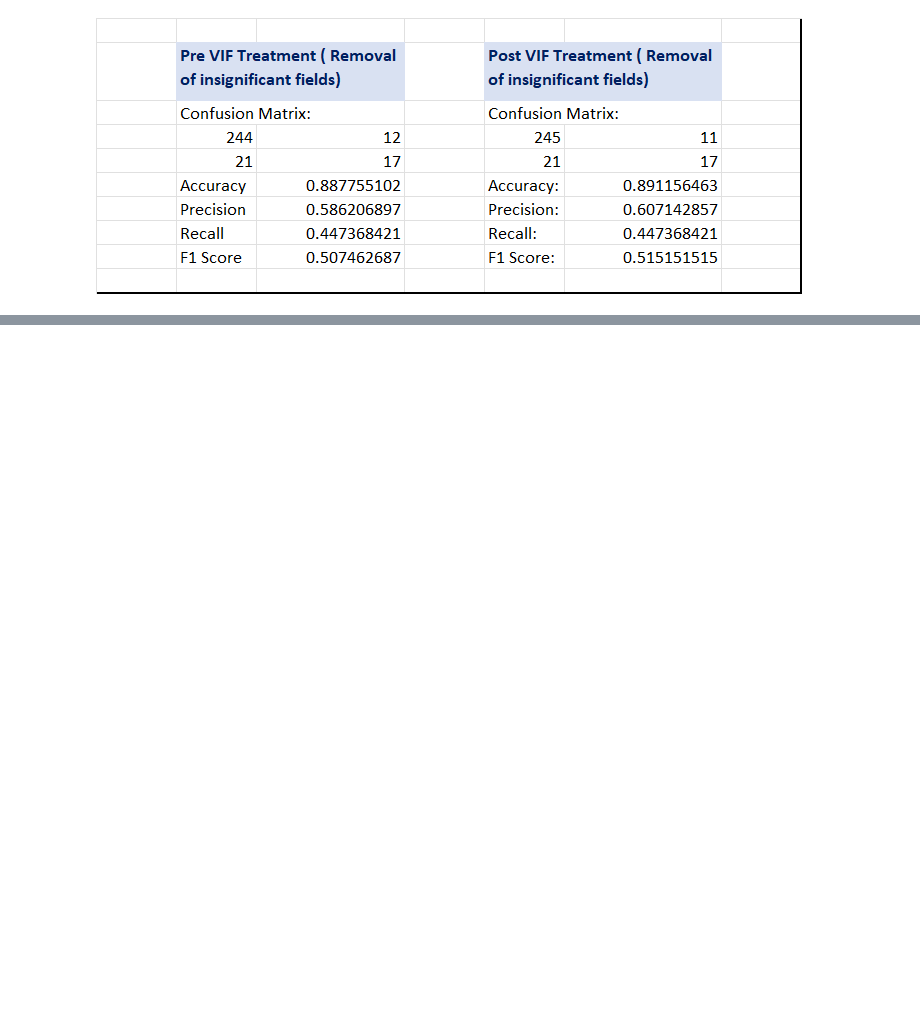
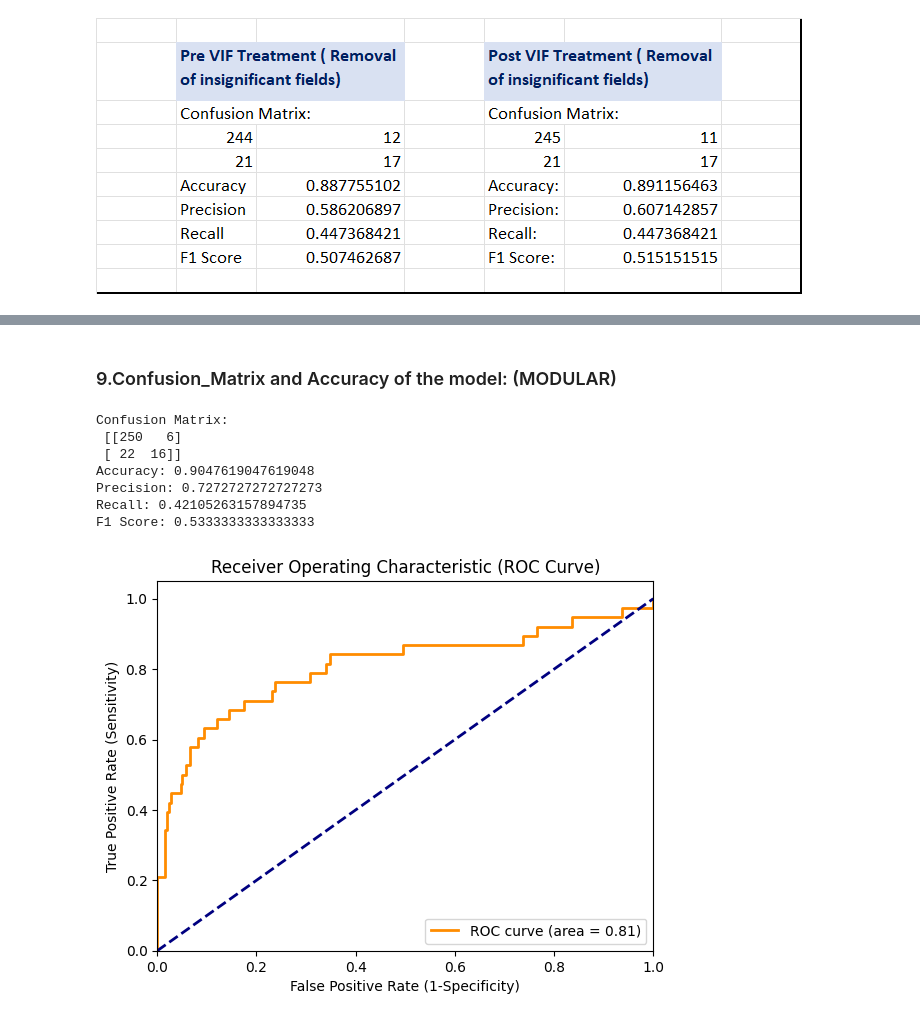
Before and after one commit to datagrad/1.ML, a Jupyter notebook: HR_Attrition_Logistic_Regression_Model.ipynb, the cells around one changed output, grey strips where cells are left out. Drawn from its saved outputs; the diff is of its cells as text; code cells hidden in the pictures; blank space fills up the shorter version.

```diff
--- a/HR_Attrition_Logistic_Regression_Model.ipynb
+++ b/HR_Attrition_Logistic_Regression_Model.ipynb
@@ -441,0 +714,8 @@ OverTime_Yes  VIF =  1.03
+# %%
+from sklearn.model_selection import train_test_split
+
+X_train, X_test, y_train, y_test = train_test_split(X,y,test_size =0.2, random_state = 35, shuffle=True)
+
+# It's a good practice to reset the indices after train-test split if any row-wise operation was performed
+X_train = X_train.reset_index(drop=True)
+y_train = y_train.reset_index(drop=True)
@@ -441,0 +724,6 @@ OverTime_Yes  VIF =  1.03
+# %%
+from sklearn.preprocessing import StandardScaler
+
+scalar = StandardScaler()
+X_train_scaled = scalar.fit_transform(X_train)
+X_test_scaled = scalar.transform(X_test)
@@ -441,0 +732,4 @@ OverTime_Yes  VIF =  1.03
+# %%
+from sklearn.linear_model import LogisticRegression
+logistic = LogisticRegression()
+logistic.fit(X_train_scaled,y_train)
@@ -441,0 +757,56 @@ OverTime_Yes  VIF =  1.03
+# %% [markdown]
+### 9.Confusion_Matrix and Accuracy of the model:  (MODULAR)
+# %%
+from sklearn.metrics import confusion_matrix, accuracy_score, precision_score, recall_score, f1_score, roc_curve, auc
+import matplotlib.pyplot as plt
+
+
+# Making predictions on the scaled test set
+predictions = logistic.predict(X_test_scaled)
+prediction_probabilities = logistic.predict_proba(X_test_scaled)[:, 1]
+
+# Confusion Matrix : Provides a detailed breakdown of correct and incorrect classifications for each class, helping identify if the model is confusing two classes.
+conf_matrix = confusion_matrix(y_test, predictions)
+print("Confusion Matrix:\n", conf_matrix)
+
+# Accuracy : Measures the proportion of total correct predictions — useful as an overall metric but can be misleading for imbalanced classes.
+accuracy = accuracy_score(y_test, predictions)
+print("Accuracy:", accuracy)
+
+# Precision : Indicates the reliability of the model's positive predictions. High precision means low false positives — important when the cost of false positives is high.
+precision = precision_score(y_test, predictions, pos_label=1)
+print("Precision:", precision)
+
+# Recall : Measures the model's ability to detect positive instances. High recall means low false negatives — crucial when it's important to capture as many positives as possible.
+recall = recall_score(y_test, predictions, pos_label=1)
+print("Recall:", recall)
+
+# F1 Score : Balances precision and recall, providing a single metric to assess the model's performance when you need a balance between precision and recall.
+f1 = f1_score(y_test, predictions, pos_label=1)
+print("F1 Score:", f1)
+
+# ROC Curve and AUC : The curve helps visualize the trade-off between the true positive rate and false positive rate at various thresholds.
+# AUC summarizes the ROC curve into a single value, with higher values indicating better model performance, especially useful for comparing models.
+fpr, tpr, thresholds = roc_curve(y_test, prediction_probabilities)
+roc_auc = auc(fpr, tpr)
+
+# Plotting ROC Curve
+plt.figure()
+plt.plot(fpr, tpr, color='darkorange', lw=2, label='ROC curve (area = %0.2f)' % roc_auc)
+plt.plot([0, 1], [0, 1], color='navy', lw=2, linestyle='--')
+plt.xlim([0.0, 1.0])
+plt.ylim([0.0, 1.05])
+plt.xlabel('False Positive Rate (1-Specificity)')
+plt.ylabel('True Positive Rate (Sensitivity)')
+plt.title('Receiver Operating Characteristic (ROC Curve)')
+plt.legend(loc="lower right")
+plt.show()
+# %% [output]
+Confusion Matrix:
+ [[250   6]
+ [ 22  16]]
+Accuracy: 0.9047619047619048
+Precision: 0.7272727272727273
+Recall: 0.42105263157894735
+F1 Score: 0.5333333333333333
+[figure, added]
```
Also changed, not shown: parts of 35 cells of this notebook.
